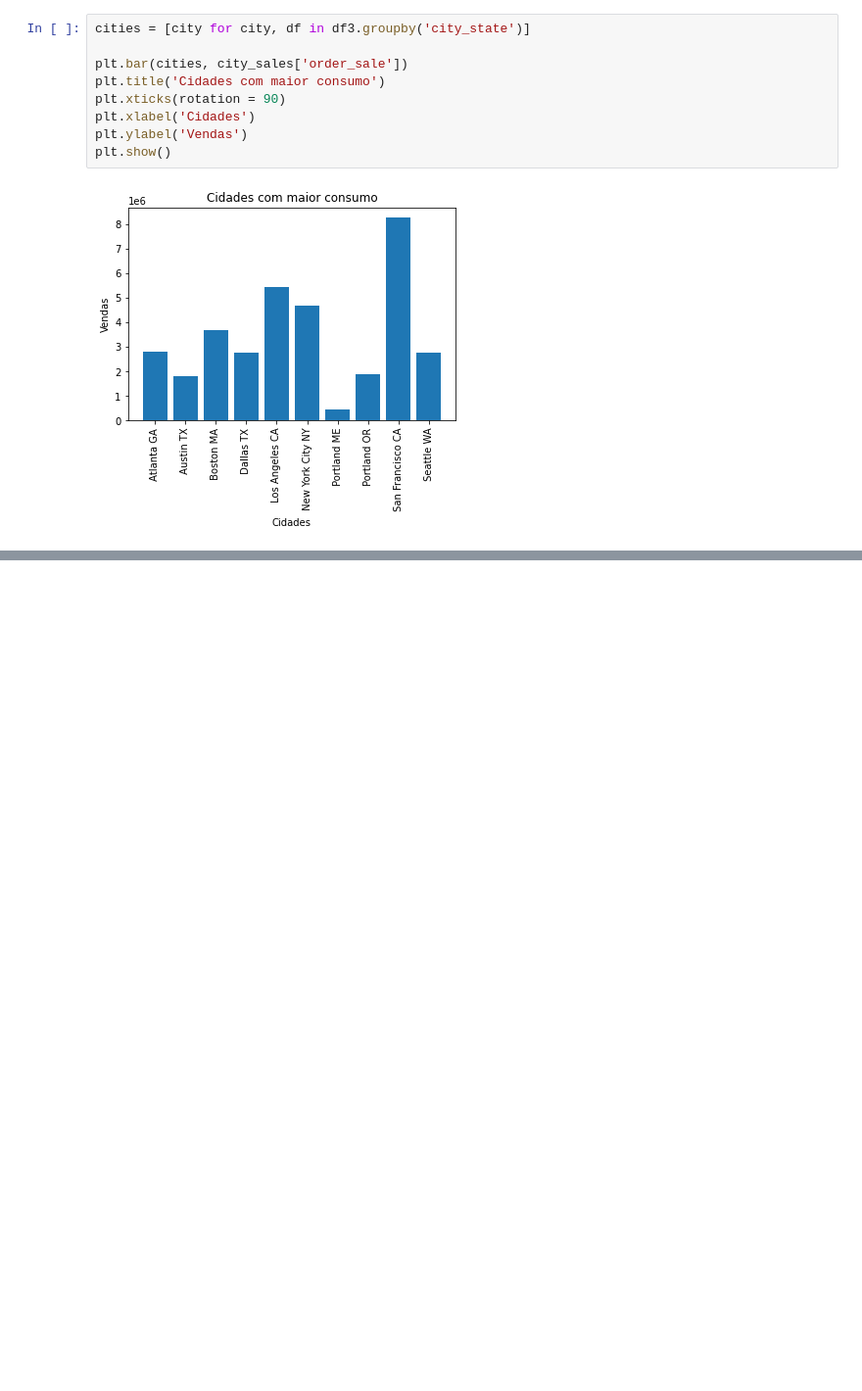
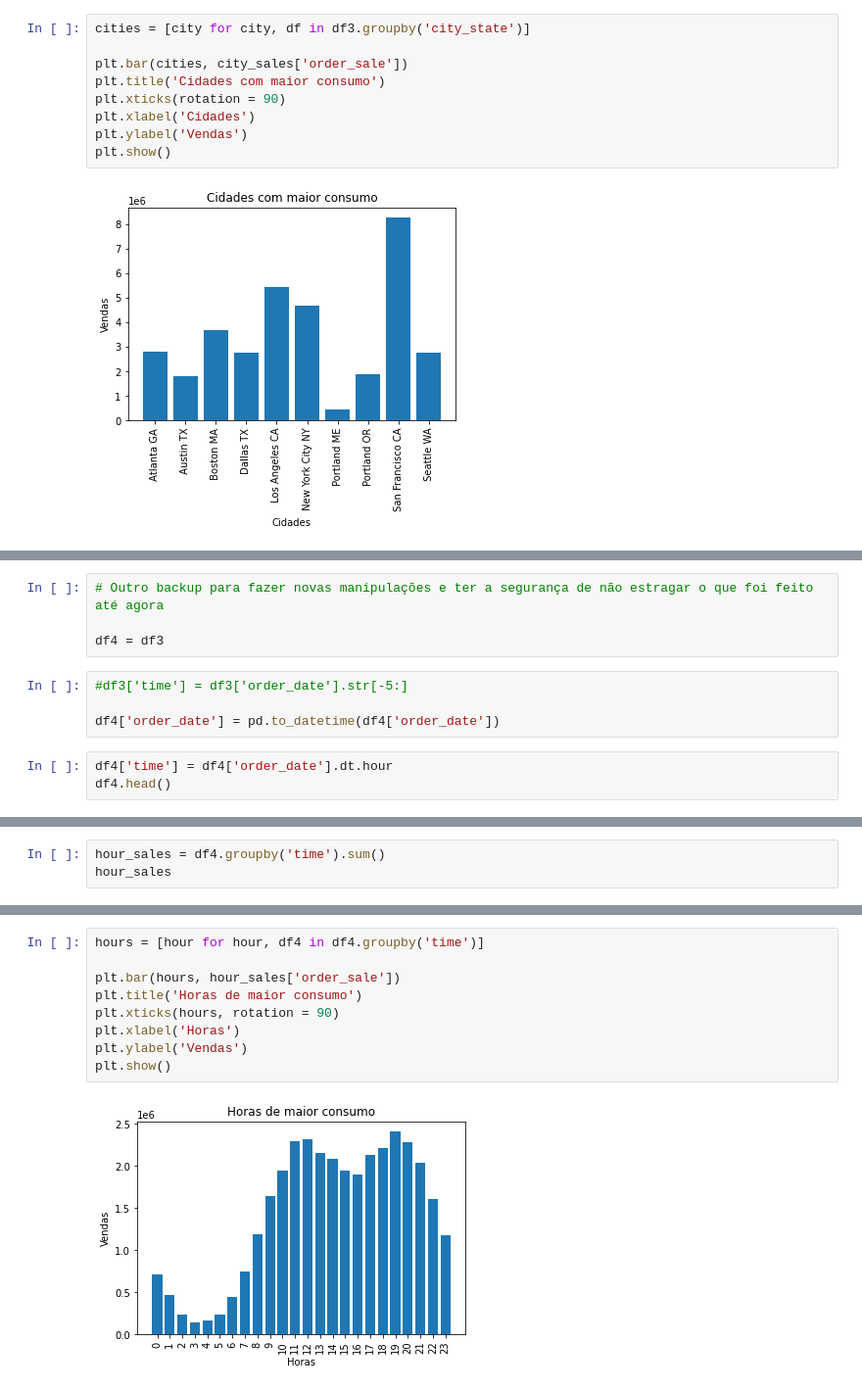
Before and after one commit to vinigm/Portfolio, a Jupyter notebook: 3_SalesAnalysis.ipynb, the cells around one changed output, grey strips where cells are left out. Shown at 98% size. Drawn from its saved outputs; the diff is of its cells as text; blank space fills up the shorter version.

```diff
--- a/3_SalesAnalysis.ipynb
+++ b/3_SalesAnalysis.ipynb
@@ -345,0 +344,11 @@ plt.show()
+# %%
+# Outro backup para fazer novas manipulações e ter a segurança de não estragar o que foi feito até agora
+
+df4 = df3
+# %%
+#df3['time'] = df3['order_date'].str[-5:]
+
+df4['order_date'] = pd.to_datetime(df4['order_date'])
+# %%
+df4['time'] = df4['order_date'].dt.hour
+df4.head()
@@ -345,0 +362,3 @@ plt.show()
+# %%
+hour_sales = df4.groupby('time').sum()
+hour_sales
@@ -345,0 +384,11 @@ plt.show()
+# %%
+hours = [hour for hour, df4 in df4.groupby('time')]
+
+plt.bar(hours, hour_sales['order_sale'])
+plt.title('Horas de maior consumo')
+plt.xticks(hours, rotation = 90)
+plt.xlabel('Horas')
+plt.ylabel('Vendas')
+plt.show()
+# %% [output]
+[figure, added]
```
Also changed, not shown: parts of 7 cells of this notebook.
